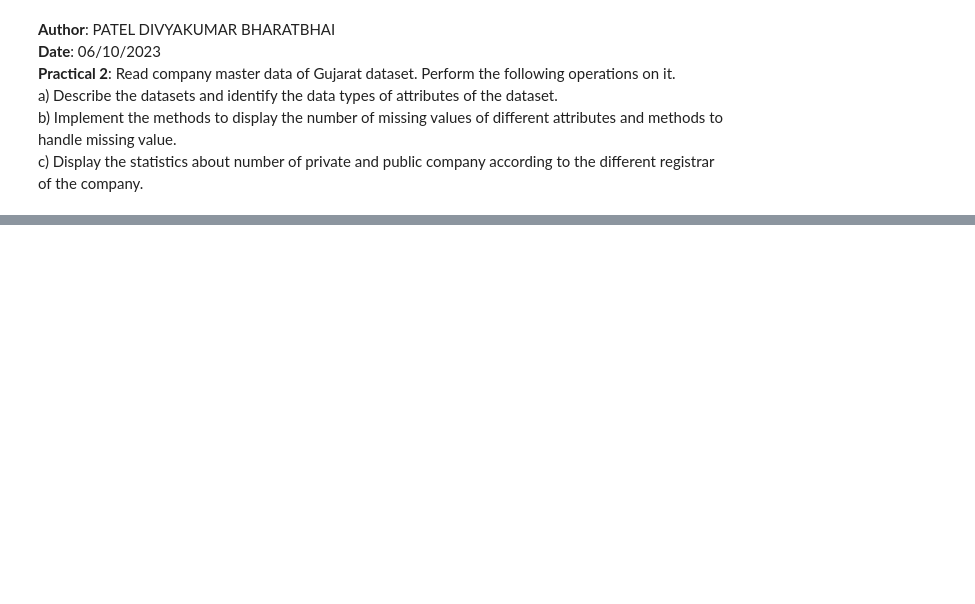
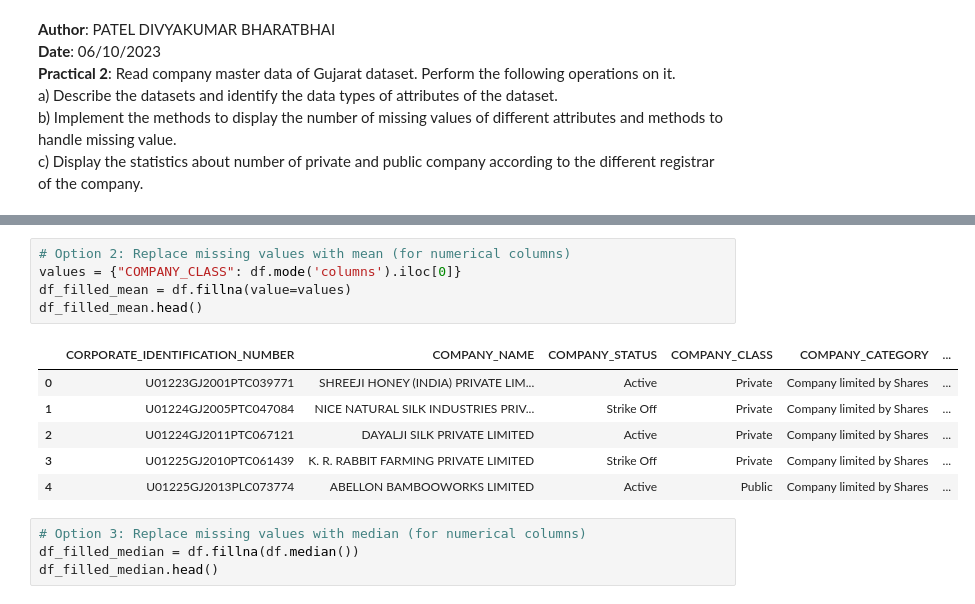
Before and after one commit to divyakumar31/pds-practicals, a Jupyter notebook: practical2/practical2.ipynb, the cells around one changed output, grey strips where cells are left out. Drawn from its saved outputs; the diff is of its cells as text; blank space fills up the shorter version.

```diff
--- a/practical2/practical2.ipynb
+++ b/practical2/practical2.ipynb
@@ -33,0 +117,16 @@ df
+# %%
+# Option 2: Replace missing values with mean (for numerical columns)
+values = {"COMPANY_CLASS": df.mode('columns').iloc[0]}
+df_filled_mean = df.fillna(value=values)
+df_filled_mean.head()
+# %% [output]
+|  | CORPORATE_IDENTIFICATION_NUMBER | COMPANY_NAME | COMPANY_STATUS | COMPANY_CLASS | COMPANY_CATEGORY | ... |
+| 0 | U01223GJ2001PTC039771 | SHREEJI HONEY (INDIA) PRIVATE LIM... | Active | Private | Company limited by Shares | ... |
+| 1 | U01224GJ2005PTC047084 | NICE NATURAL SILK INDUSTRIES PRIV... | Strike Off | Private | Company limited by Shares | ... |
+| 2 | U01224GJ2011PTC067121 | DAYALJI SILK PRIVATE LIMITED | Active | Private | Company limited by Shares | ... |
+| 3 | U01225GJ2010PTC061439 | K. R. RABBIT FARMING PRIVATE LIMITED | Strike Off | Private | Company limited by Shares | ... |
+| 4 | U01225GJ2013PLC073774 | ABELLON BAMBOOWORKS LIMITED | Active | Public | Company limited by Shares | ... |
+# %%
+# Option 3: Replace missing values with median (for numerical columns)
+df_filled_median = df.fillna(df.median())
+df_filled_median.head()
```
Also changed, not shown: parts of 8 cells of this notebook.
